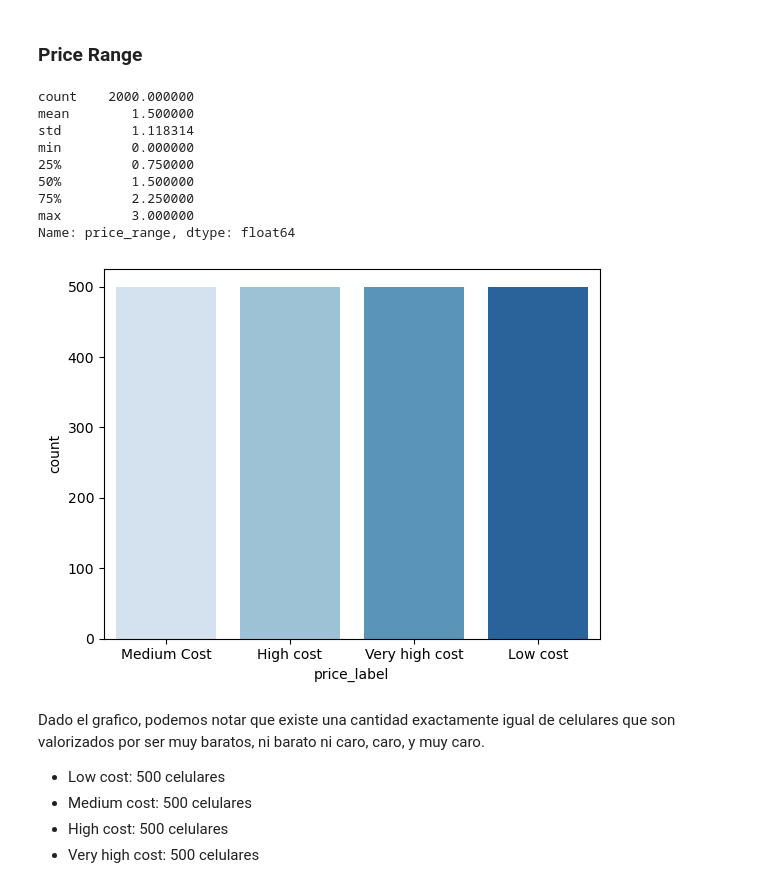
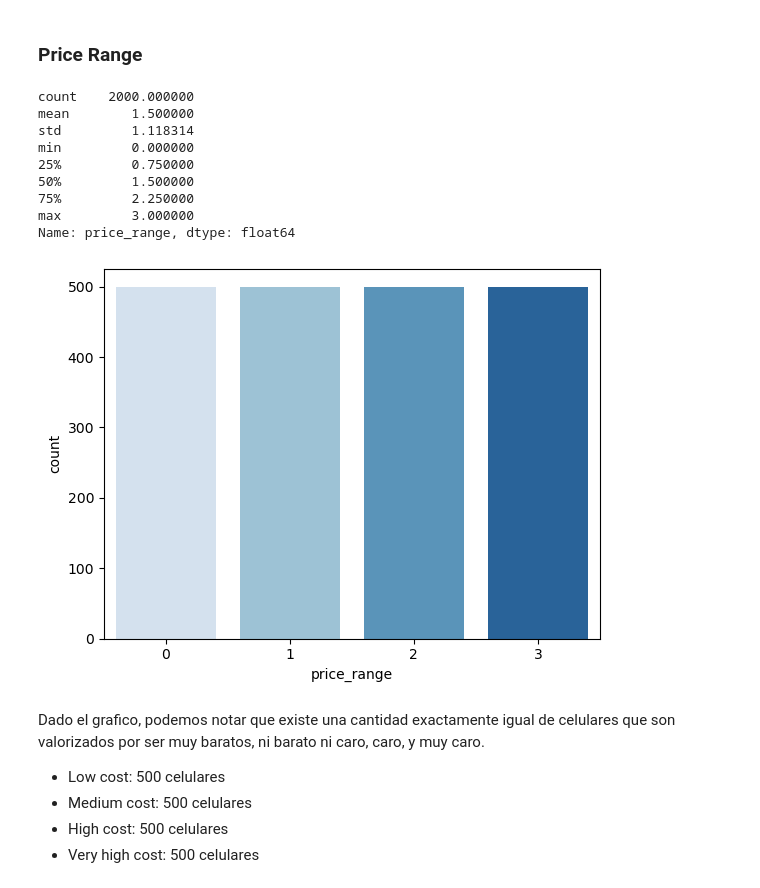
Before and after one commit to pedrozavalat/iic2433-tareas, a Jupyter notebook: t1/T1-IIC2433-PedroPabloZavalaTejos.ipynb, the cells around one changed output. Drawn from its saved outputs; the diff is of its cells as text; code cells hidden in the pictures.

```diff
--- a/t1/T1-IIC2433-PedroPabloZavalaTejos.ipynb
+++ b/t1/T1-IIC2433-PedroPabloZavalaTejos.ipynb
@@ -209,19 +207,18 @@ price_map = {0:'Low cost', 1:'Medium Cost', 2:'High cost', 3:'Very high cost'}
 # %%
 # En el caso del rango de precios, utilizaremos un grafico de conteo para mejor visualizacion de los datos
-X['price_label'] = X['price_range'].map(price_map)
-sns.countplot(data=X, x='price_label', palette='Blues')
+sns.countplot(data=X, x='price_range', palette='Blues')
 X['price_range'].describe(include='all')
 # %% [output]
 count    2000.000000
 mean        1.500000
 std         1.118314
 min         0.000000
 25%         0.750000
 50%         1.500000
 75%         2.250000
 max         3.000000
 Name: price_range, dtype: float64
-[figure, old version]
+[figure, new version]
 # %% [markdown]
 Dado el grafico, podemos notar que existe una cantidad exactamente igual de celulares que son valorizados por ser muy baratos, ni barato ni caro, caro, y muy caro.
 - Low cost: 500 celulares
```
Also changed, not shown: parts of 12 cells of this notebook.
